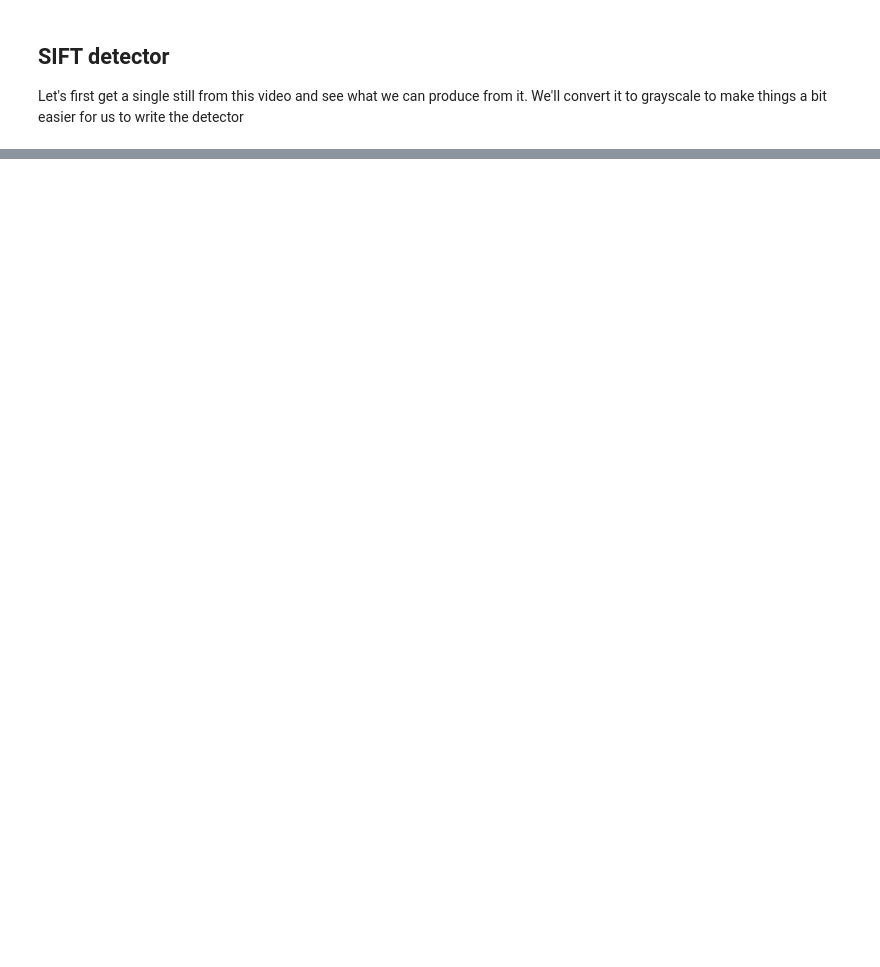
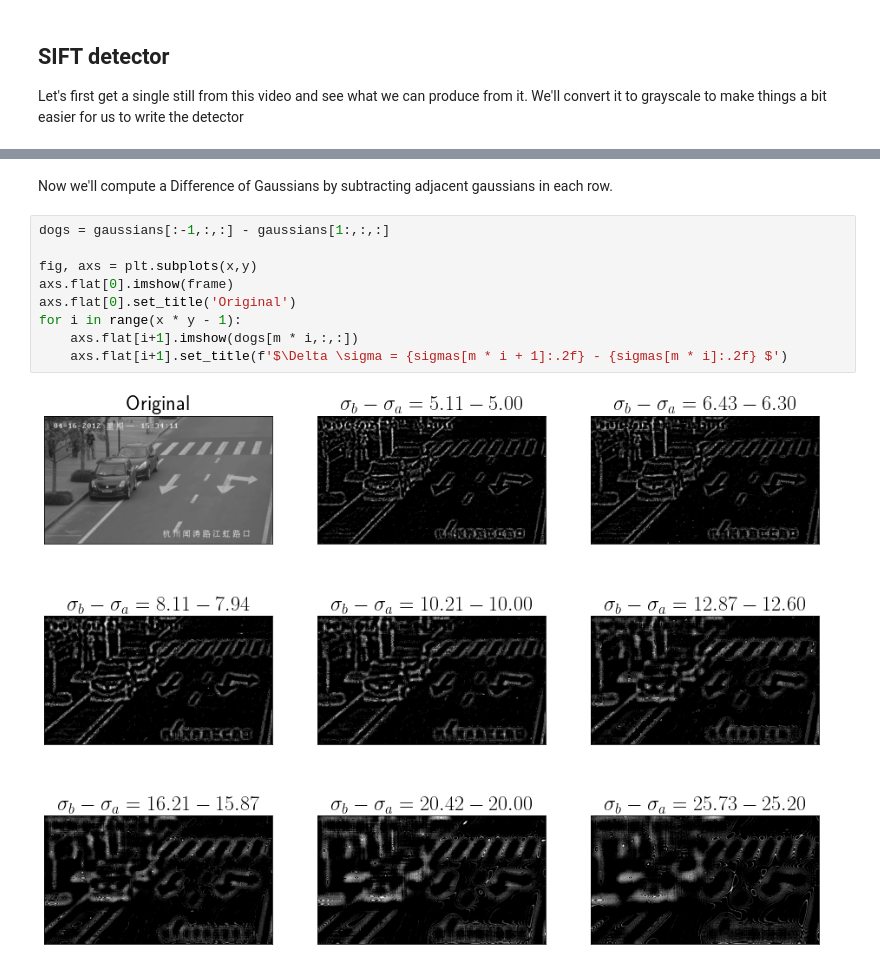
Before and after one commit to andydevs/andys-notebook, a Jupyter notebook: recreating-sift-detector.ipynb, the cells around one changed output, grey strips where cells are left out. Saved outputs shown, nothing was run; the diff lists cells and outputs as text; blank space fills up the shorter version.

```diff
--- a/recreating-sift-detector.ipynb
+++ b/recreating-sift-detector.ipynb
@@ -36,0 +82,13 @@ The first thing we need to do is create a stack of gaussians with different sigm
+# %% [markdown]
+Now we'll compute a Difference of Gaussians by subtracting adjacent gaussians in each row.
+# %%
+dogs = gaussians[:-1,:,:] - gaussians[1:,:,:]
+
+fig, axs = plt.subplots(x,y)
+axs.flat[0].imshow(frame)
+axs.flat[0].set_title('Original')
+for i in range(x * y - 1):
+    axs.flat[i+1].imshow(dogs[m * i,:,:])
+    axs.flat[i+1].set_title(f'$\Delta \sigma = {sigmas[m * i + 1]:.2f} - {sigmas[m * i]:.2f} $')
+# %% [output]
+[figure, added]
```
Also changed, not shown: parts of 8 cells of this notebook.
